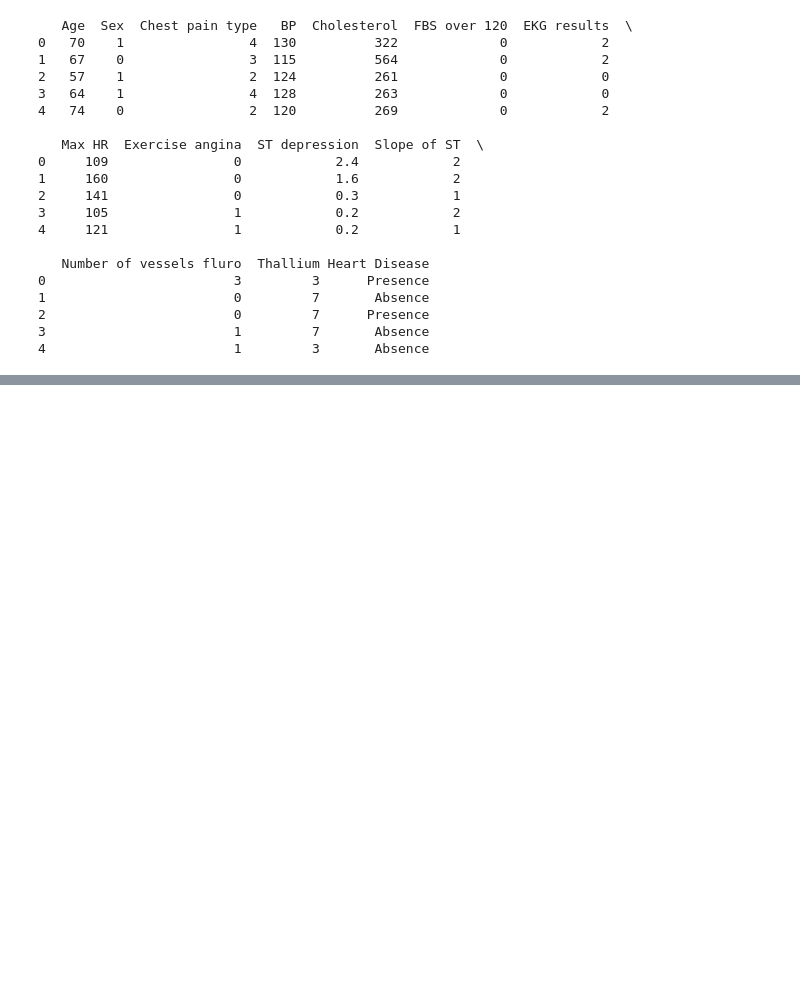
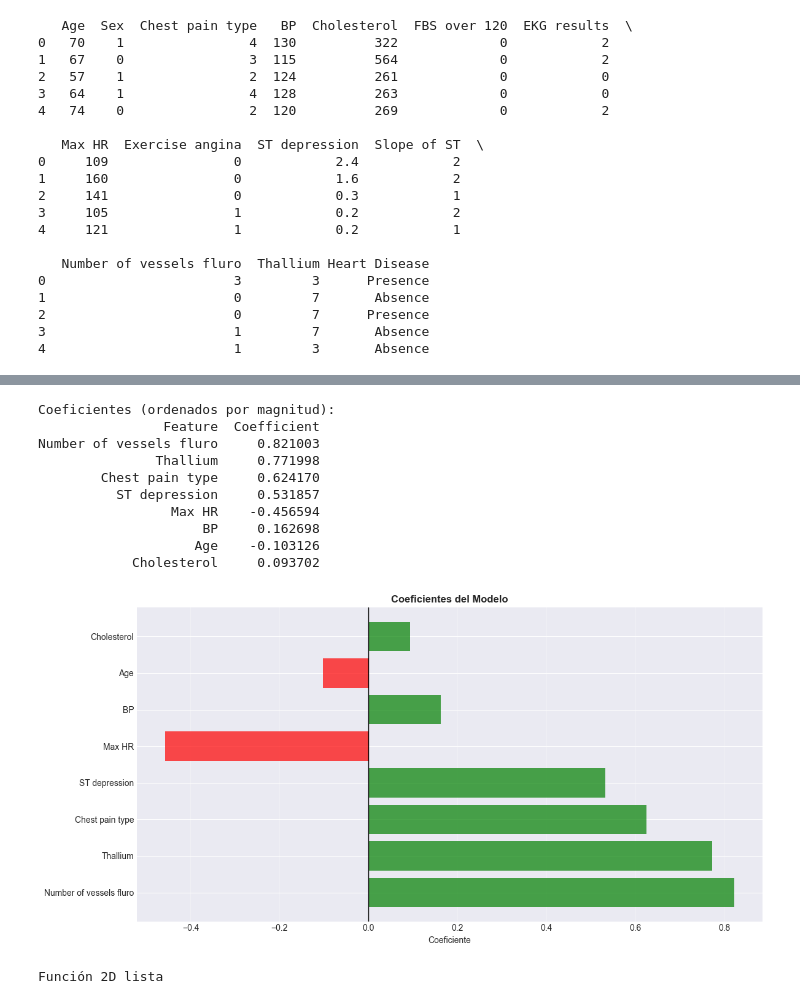
Before and after one commit to IgnacioCastillo05/Tarea-2_TDSE, a Jupyter notebook: notebook.ipynb, the cells around one changed output, grey strips where cells are left out. Cells and saved outputs as stored; diff of their text form; code cells hidden in the pictures; blank space fills up the shorter version.

```diff
--- a/notebook.ipynb
+++ b/notebook.ipynb
@@ -75,0 +287,9 @@ print(data.head())
+# %%
+def compute_gradient(w, b, X, y):
+    m = X.shape[0]
+    z = X @ w + b
+    f = sigmoid(z)
+    error = f - y
+    dj_dw = (1/m) * (X.T @ error)
+    dj_db = (1/m) * np.sum(error)
+    return dj_dw, dj_db
@@ -75,0 +417,44 @@ print(data.head())
+# %%
+coef_df = pd.DataFrame({
+    'Feature': selected_features,
+    'Coefficient': w_final
+}).sort_values('Coefficient', key=abs, ascending=False)
+
+print("\nCoeficientes (ordenados por magnitud):")
+print(coef_df.to_string(index=False))
+
+plt.figure(figsize=(12, 6))
+colors = ['red' if x < 0 else 'green' for x in coef_df['Coefficient']]
+plt.barh(coef_df['Feature'], coef_df['Coefficient'], color=colors, alpha=0.7)
+plt.xlabel('Coeficiente')
+plt.title('Coeficientes del Modelo', fontweight='bold')
+plt.axvline(0, color='black', linewidth=1)
+plt.grid(True, alpha=0.3, axis='x')
+plt.tight_layout()
+plt.show()
+# %% [output]
+Coeficientes (ordenados por magnitud):
+                Feature  Coefficient
+Number of vessels fluro     0.821003
+               Thallium     0.771998
+        Chest pain type     0.624170
+          ST depression     0.531857
+                 Max HR    -0.456594
+                     BP     0.162698
+                    Age    -0.103126
+            Cholesterol     0.093702
+[figure, added]
+# %%
+def train_2d_model(X_2d, y, alpha=0.01, num_iters=1500):
+    mean = np.mean(X_2d, axis=0)
+    std = np.std(X_2d, axis=0)
+    std[std == 0] = 1
+    X_norm = (X_2d - mean) / std
+    w_init = np.zeros(2)
+    b_init = 0.0
+    w, b, J_hist = gradient_descent(X_norm, y, w_init, b_init, alpha, num_iters, 0)
+    return w, b, mean, std, J_hist
+
+print("Función 2D lista")
+# %% [output]
+Función 2D lista
```
Also changed, not shown: parts of 27 cells of this notebook.
